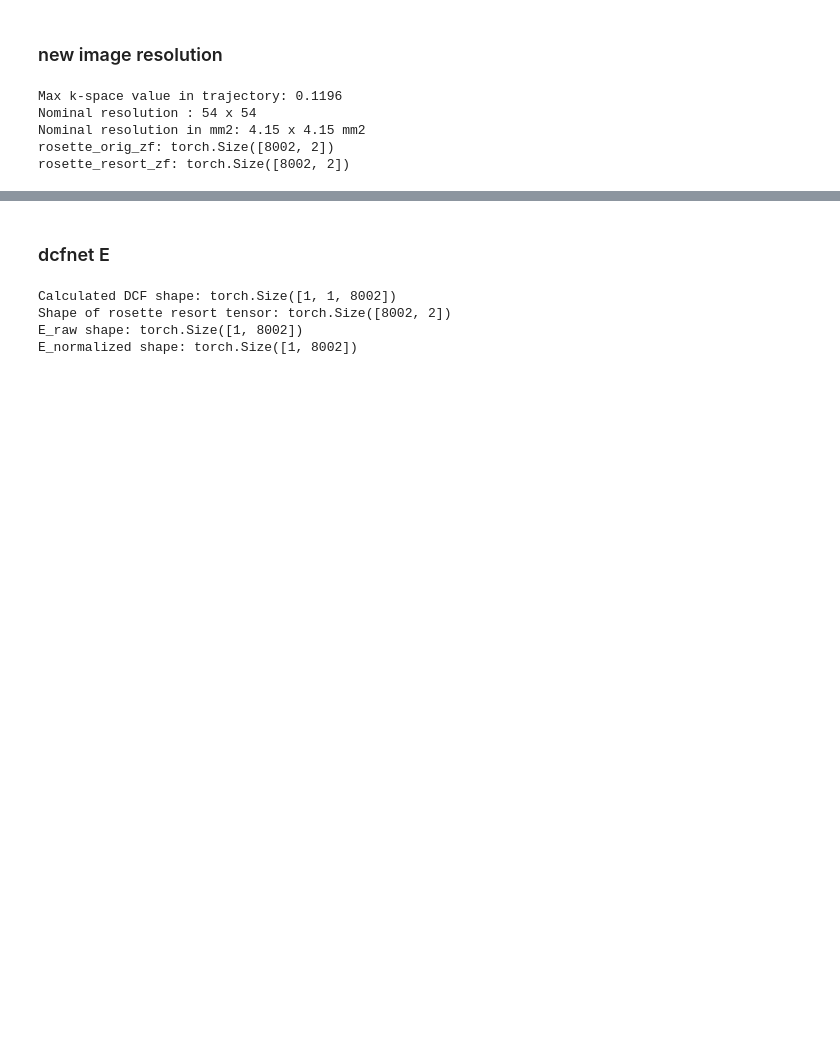
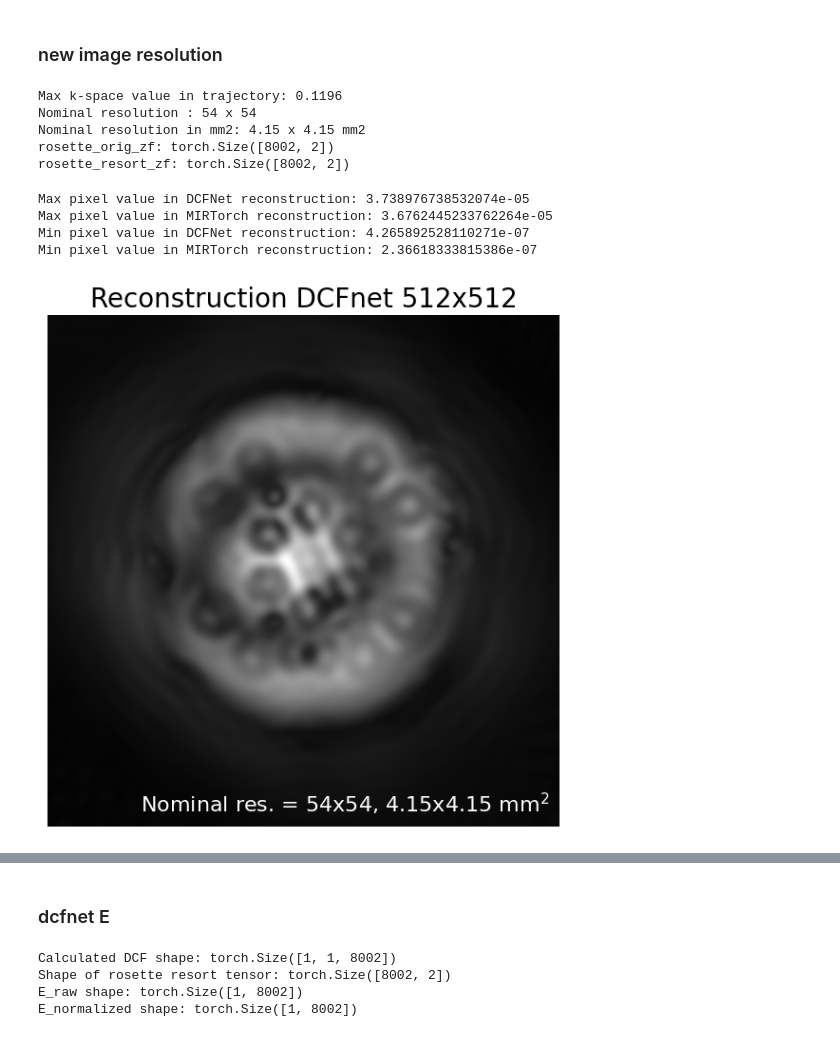
Before and after one commit to frank-roesler/MR_Trajectory_Fit, a Jupyter notebook: recon512_zerofilling.ipynb, the cells around one changed output, grey strips where cells are left out. Saved outputs shown, nothing was run; the diff lists cells and outputs as text; code cells hidden in the pictures; blank space fills up the shorter version.

```diff
--- a/recon512_zerofilling.ipynb
+++ b/recon512_zerofilling.ipynb
@@ -309,4 +309,58 @@ Nominal resolution : 54 x 54
 Nominal resolution in mm2: 4.15 x 4.15 mm2
 rosette_orig_zf: torch.Size([8002, 2])
 rosette_resort_zf: torch.Size([8002, 2])
+# %%
+images_coils = []
+for i in range(N_COILS):
+    sampled_zf = add_zero_filling_to_samples(sampled_tensor[i].to(recon.device))
+    _, image_coil = recon.reconstruct_img_dcfnet(rosette_orig_zf, rosette_resort_zf, sampled_zf)
+    images_coils.append(image_coil.detach().cpu().numpy())
+
+images_coils = np.array(images_coils)
+image_rss_dcfnet = np.sqrt(np.sum(np.abs(images_coils)**2, axis=0))
+
+images_coils = []
+for i in range(N_COILS):
+    sampled_zf = add_zero_filling_to_samples(sampled_tensor[i].to(recon.device))
+    _, image_coil = recon.reconstruct_img_mirtorch(rosette_orig_zf, rosette_resort_zf, sampled_zf)
+    images_coils.append(image_coil.detach().cpu().numpy())
+
+images_coils = np.array(images_coils)
+image_rss_mirtorch = np.sqrt(np.sum(np.abs(images_coils)**2, axis=0))
+
+print(f"Max pixel value in DCFNet reconstruction: {image_rss_dcfnet.max()}")
+print(f"Max pixel value in MIRTorch reconstruction: {image_rss_mirtorch.max()}")
+
+print(f"Min pixel value in DCFNet reconstruction: {image_rss_dcfnet.min()}")
+print(f"Min pixel value in MIRTorch reconstruction: {image_rss_mirtorch.min()}")
+i_max = max(image_rss_dcfnet.max(), image_rss_mirtorch.max())
+
+plt.figure(figsize=[7,7])
+plt.imshow(image_rss_dcfnet, cmap="gray", origin="lower", vmin=0, vmax=i_max)
+plt.title(f"Reconstruction DCFnet {params['img_size']}x{params['img_size']}", size=20)
+plt.text(
+    0.98, 0.02,
+    f"Nominal res. = {new_resolution:.0f}x{new_resolution:.0f}, {new_resolution_mm:.2f}x{new_resolution_mm:.2f} mm$^2$",
+    transform=plt.gca().transAxes,
+    ha="right",
+    va="bottom",
+    fontsize=16,
+    color="white",
+    bbox=dict(
+        facecolor="none",
+        alpha=0.6,
+        edgecolor="none",
+        boxstyle="round,pad=0.3"
+    )
+)
+
+plt.axis("off")
+plt.savefig(f"{saving_folder}/dcfnet.png", bbox_inches="tight", pad_inches=0, dpi=300)
+plt.show()
+# %% [output]
+Max pixel value in DCFNet reconstruction: 3.738976738532074e-05
+Max pixel value in MIRTorch reconstruction: 3.6762445233762264e-05
+Min pixel value in DCFNet reconstruction: 4.265892528110271e-07
+Min pixel value in MIRTorch reconstruction: 2.36618333815386e-07
+[figure, added]
 # %%
```
Also changed, not shown: parts of 2 cells of this notebook.
